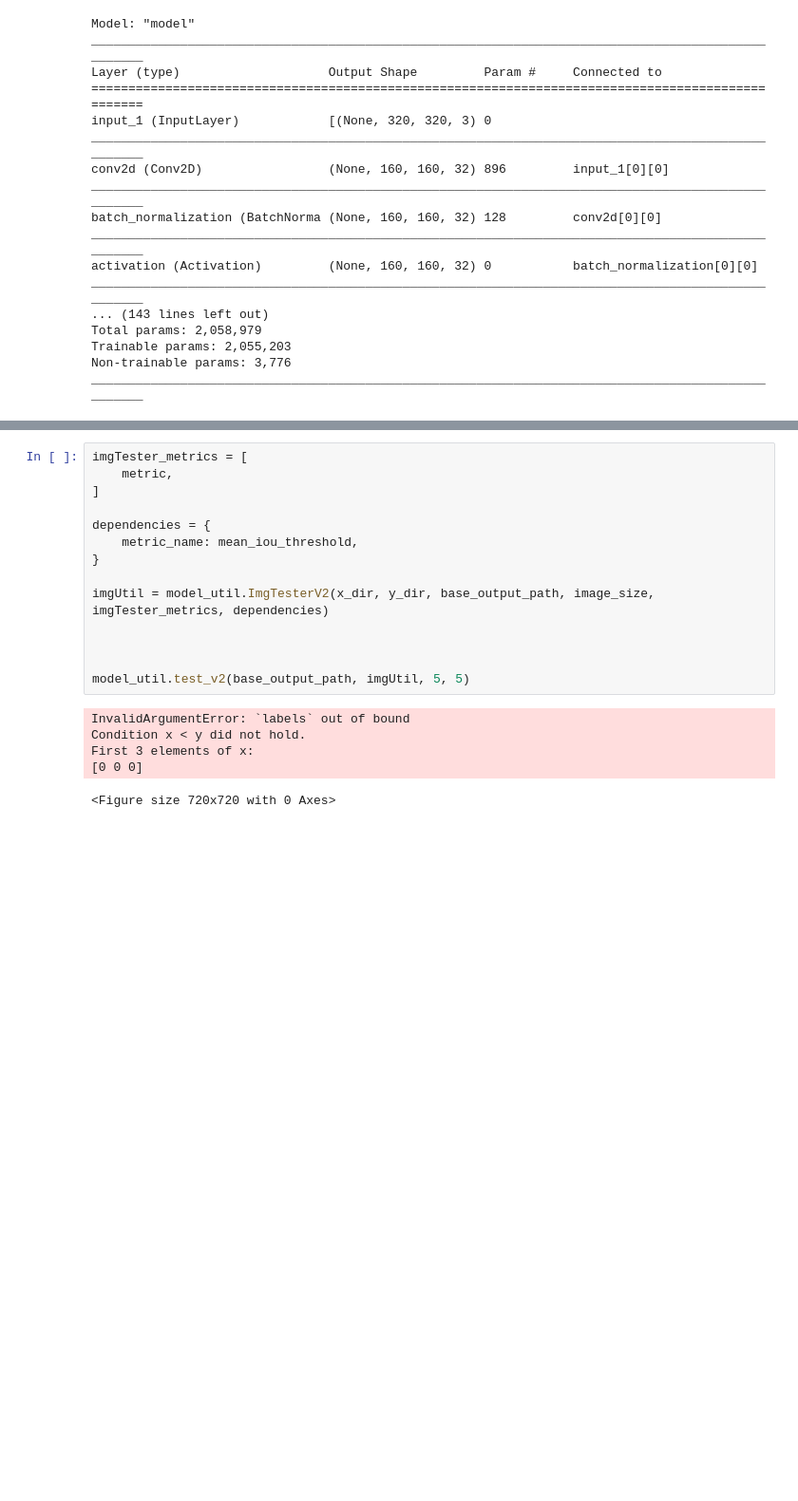
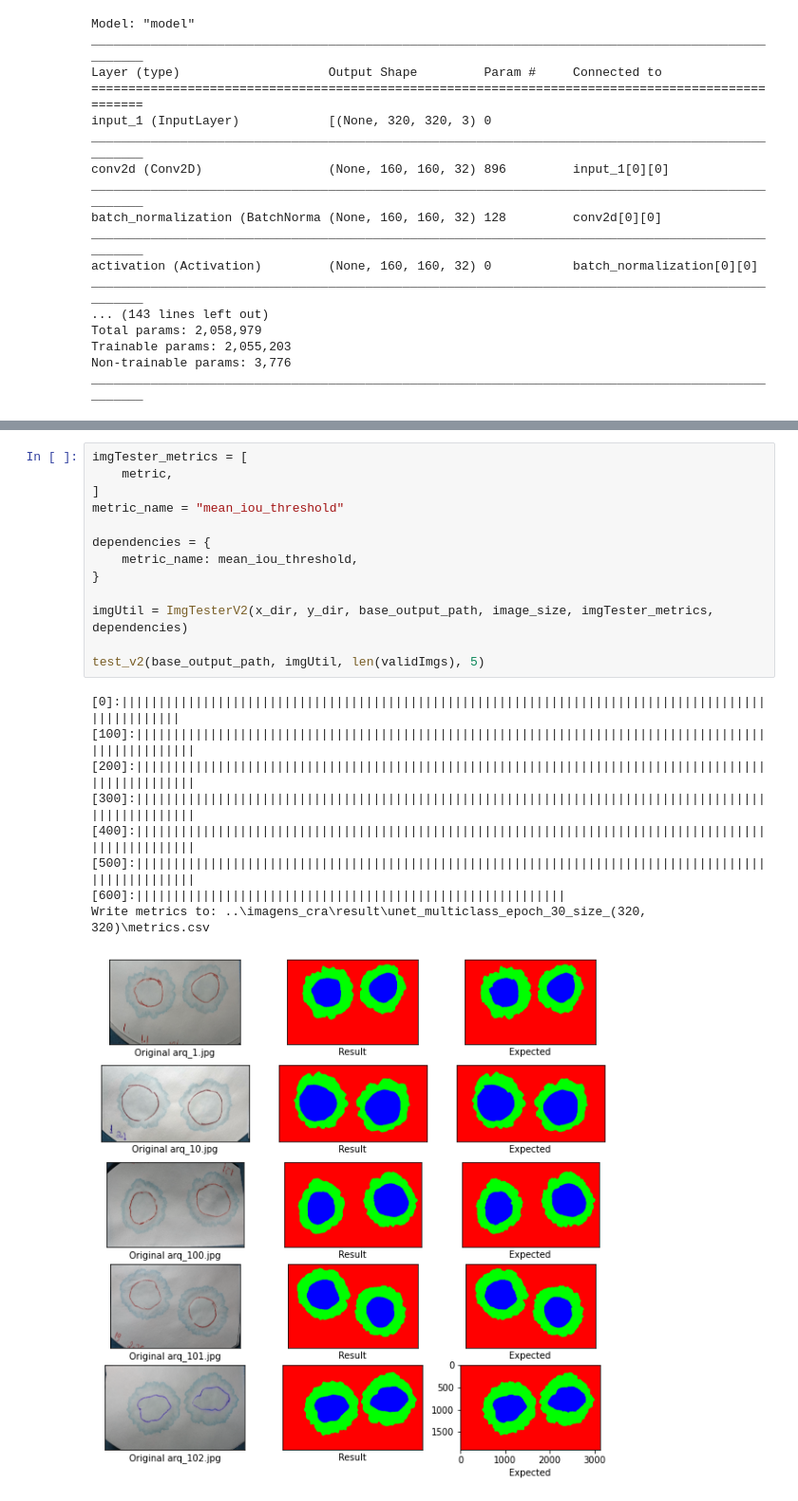
Before and after one commit to viniciusCSreis/ufu-tcc, a Jupyter notebook: Unet -cra_multiclass.ipynb, the cells around one changed output, grey strips where cells are left out. Shown at 95% size. Cells and saved outputs as stored; diff of their text form; blank space fills up the shorter version.

```diff
--- a/Unet -cra_multiclass.ipynb
+++ b/Unet -cra_multiclass.ipynb
@@ -154,20 +147,23 @@ plt.imshow(pred_img_2)
 # %%
 imgTester_metrics = [
     metric,
 ]
+metric_name = "mean_iou_threshold"
 
 dependencies = {
     metric_name: mean_iou_threshold,
 }
 
-imgUtil = model_util.ImgTesterV2(x_dir, y_dir, base_output_path, image_size, imgTester_metrics, dependencies)
+imgUtil = ImgTesterV2(x_dir, y_dir, base_output_path, image_size, imgTester_metrics, dependencies)
 
-
-
-model_util.test_v2(base_output_path, imgUtil, 5, 5)
+test_v2(base_output_path, imgUtil, len(validImgs), 5)
 # %% [output]
-InvalidArgumentError: `labels` out of bound
-Condition x < y did not hold.
-First 3 elements of x:
-[0 0 0]
+[0]:|||||||||||||||||||||||||||||||||||||||||||||||||||||||||||||||||||||||||||||||||||||||||||||||||||
+[100]:|||||||||||||||||||||||||||||||||||||||||||||||||||||||||||||||||||||||||||||||||||||||||||||||||||
+[200]:|||||||||||||||||||||||||||||||||||||||||||||||||||||||||||||||||||||||||||||||||||||||||||||||||||
+[300]:|||||||||||||||||||||||||||||||||||||||||||||||||||||||||||||||||||||||||||||||||||||||||||||||||||
+[400]:|||||||||||||||||||||||||||||||||||||||||||||||||||||||||||||||||||||||||||||||||||||||||||||||||||
+[500]:|||||||||||||||||||||||||||||||||||||||||||||||||||||||||||||||||||||||||||||||||||||||||||||||||||
+[600]:||||||||||||||||||||||||||||||||||||||||||||||||||||||||||
+Write metrics to: ..\imagens_cra\result\unet_multiclass_epoch_30_size_(320, 320)\metrics.csv
-<Figure size 720x720 with 0 Axes>
+[figure, added]
```
Also changed, not shown: parts of 7 cells of this notebook, 3 other files.
